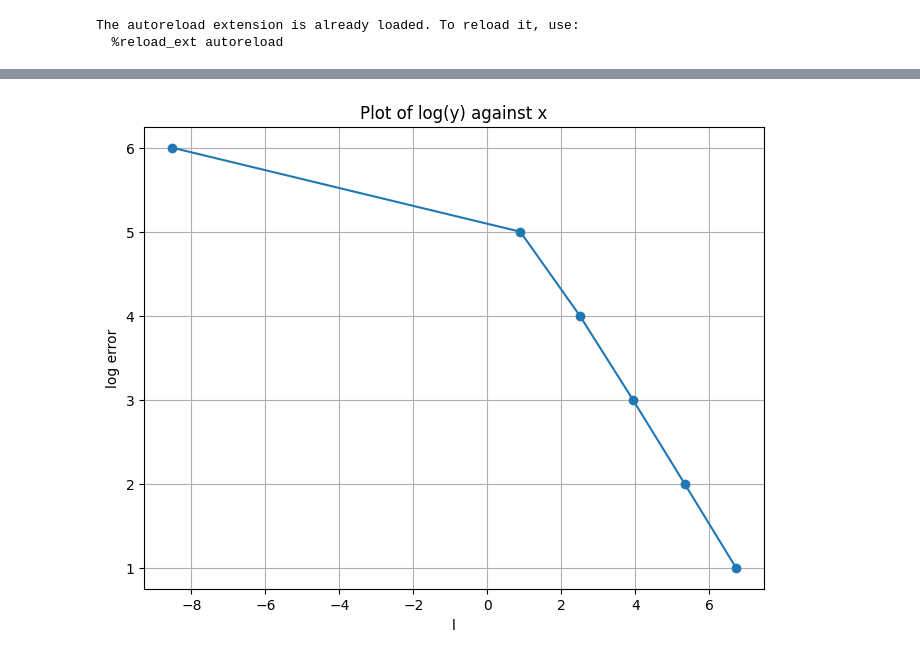
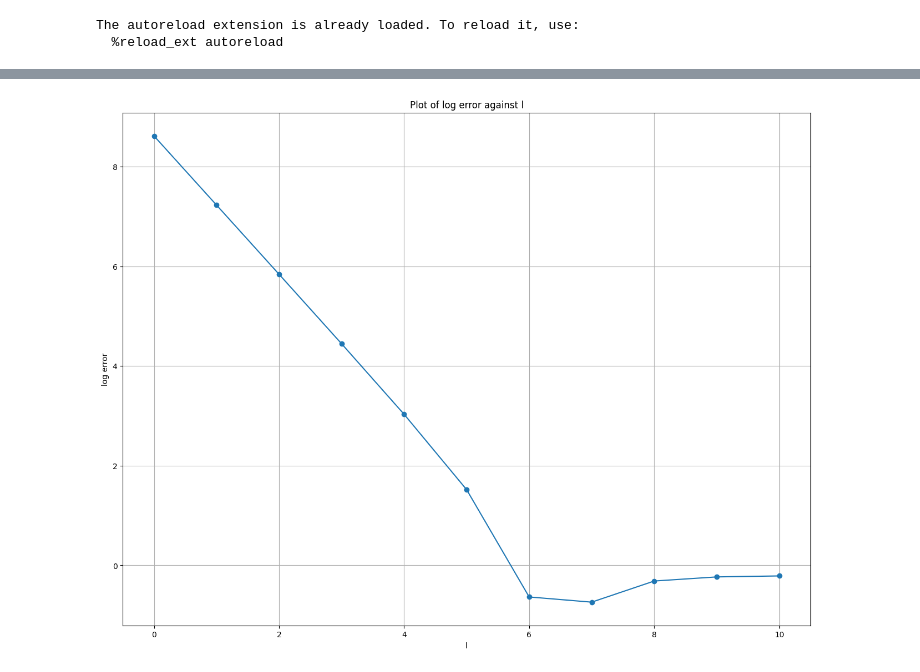
Before and after one commit to weiyuanoh/FYP, a Jupyter notebook: Main.ipynb, the cells around one changed output, grey strips where cells are left out. Drawn from its saved outputs; the diff is of its cells as text; code cells hidden in the pictures.

Commit message:
2nd Problem Done

```diff
--- a/Main.ipynb
+++ b/Main.ipynb
@@ -17,7 +18,7 @@ The autoreload extension is already loaded. To reload it, use:
 
 a = 0
 b = 1
-l = 6 # for a 4 slot problem
+l = 5 # for a 4 slot problem
 h = 2 **(-l) # distance between xi, xi+1 is 1 * 2**-l
 n1 = 2**l + 1 # number of nodes
 
@@ -129,4 +112,5 @@ def finding_F():
         Fj = intergrand(numofnodes=n1, i = i, l = l, xlist=x_list, f= gl.f, ci=ci, xi = xi, n2 = n2)
         F_empty[i,0] = Fj
     return F_empty
-finding_F()
+
+F = finding_F()
@@ -155,21 +132,26 @@ $\displaystyle 0.8144665765815$
 # %%
-l_list = list(range(1,7))
+matrix = sp.zeros(dim, dim)
+n1 =2**l + 1
+ijlist = list(range(2**l-1))
+x_list = gl.listi(a,b,h,n1)
+l_list = list(range(11))
 actual = 0.8146667469752307150832322052886988912830918541856065230483542943
 def error_l():
     errors = []
 
+
     for l in l_list:
-        A = gl.matrix(ijlist=ijlist, matrix=sp.zeros(dim, dim), n1=n1, l=l, xlist=x_list)
+
+        A = gl.matrix(ijlist=ijlist, matrix=matrix, n1=n1, l=l, xlist=x_list)
         F = finding_F()
         c = inv(matrix=A, F_empty=F)
         approximation = approx_new(ijlist=ijlist, c=c, F_empty=F)
         error = actual - approximation
-        errors.append({'l': l, 'error': error})
+        abserr = abs(error)
+        logerror = math.log(abserr)
+        errors.append({'l': l, 'log error': logerror})
 
     # Convert the list of errors to a DataFrame
     df_errors = pd.DataFrame(errors)
     return df_errors
 dataframe = error_l()
-# %%
-dataframe['log error'] = np.log(abs(dataframe['error']).astype('float'))
-dataframe
@@ -184,10 +174,10 @@ dataframe
 # %%
-plt.figure(figsize=(8, 6))
-plt.plot(dataframe['log error'], dataframe['l'], marker='o', linestyle='-')
+plt.figure(figsize=(16, 12))
+plt.plot(dataframe['l'], dataframe['log error'], marker='o', linestyle='-')
 plt.xlabel('l')
 plt.ylabel('log error')
-plt.title('Plot of log(y) against x')
+plt.title('Plot of log error against l')
 plt.grid(True)
 plt.show()
 # %% [output]
-[figure, old version]
+[figure, new version]
```
Also changed, not shown: parts of 13 cells of this notebook.
